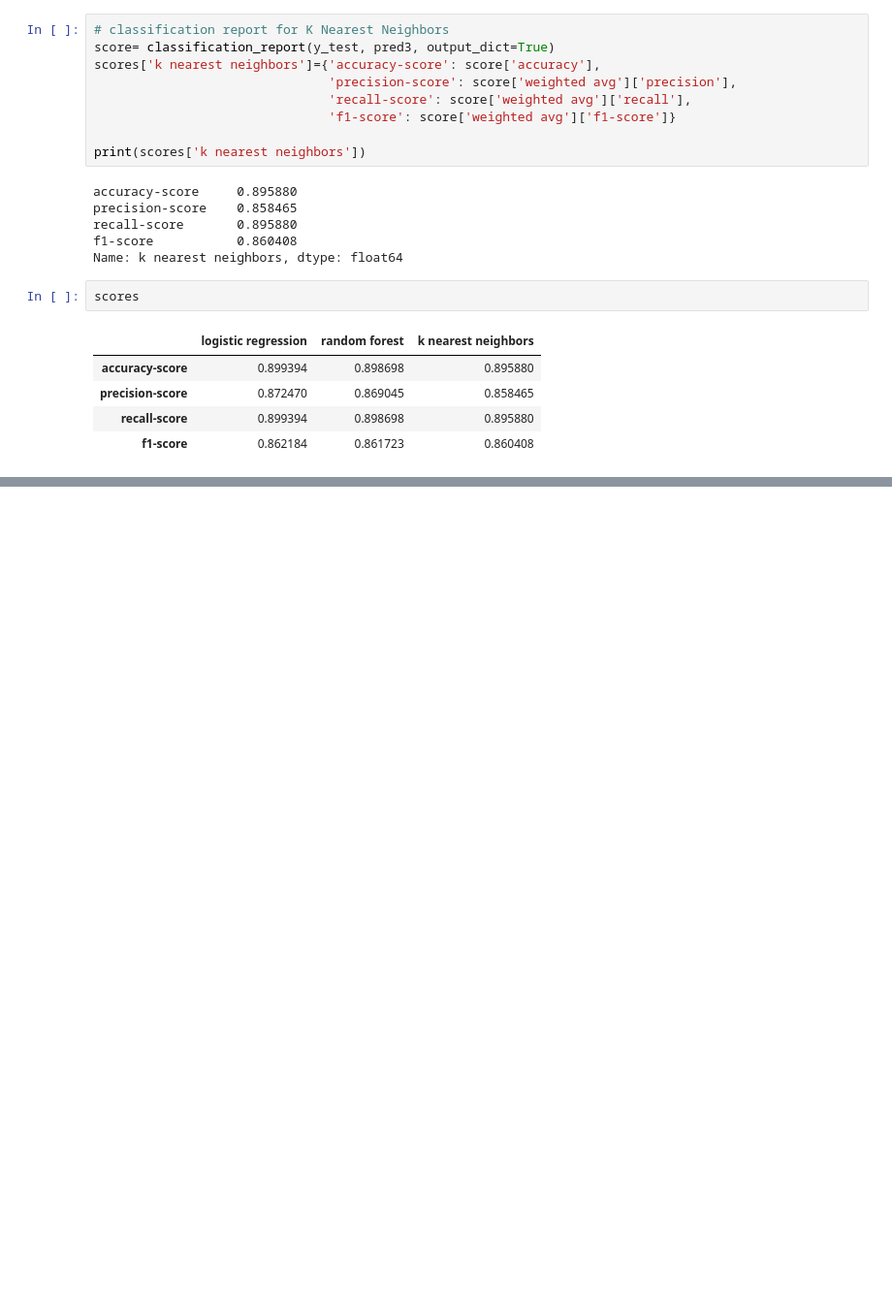
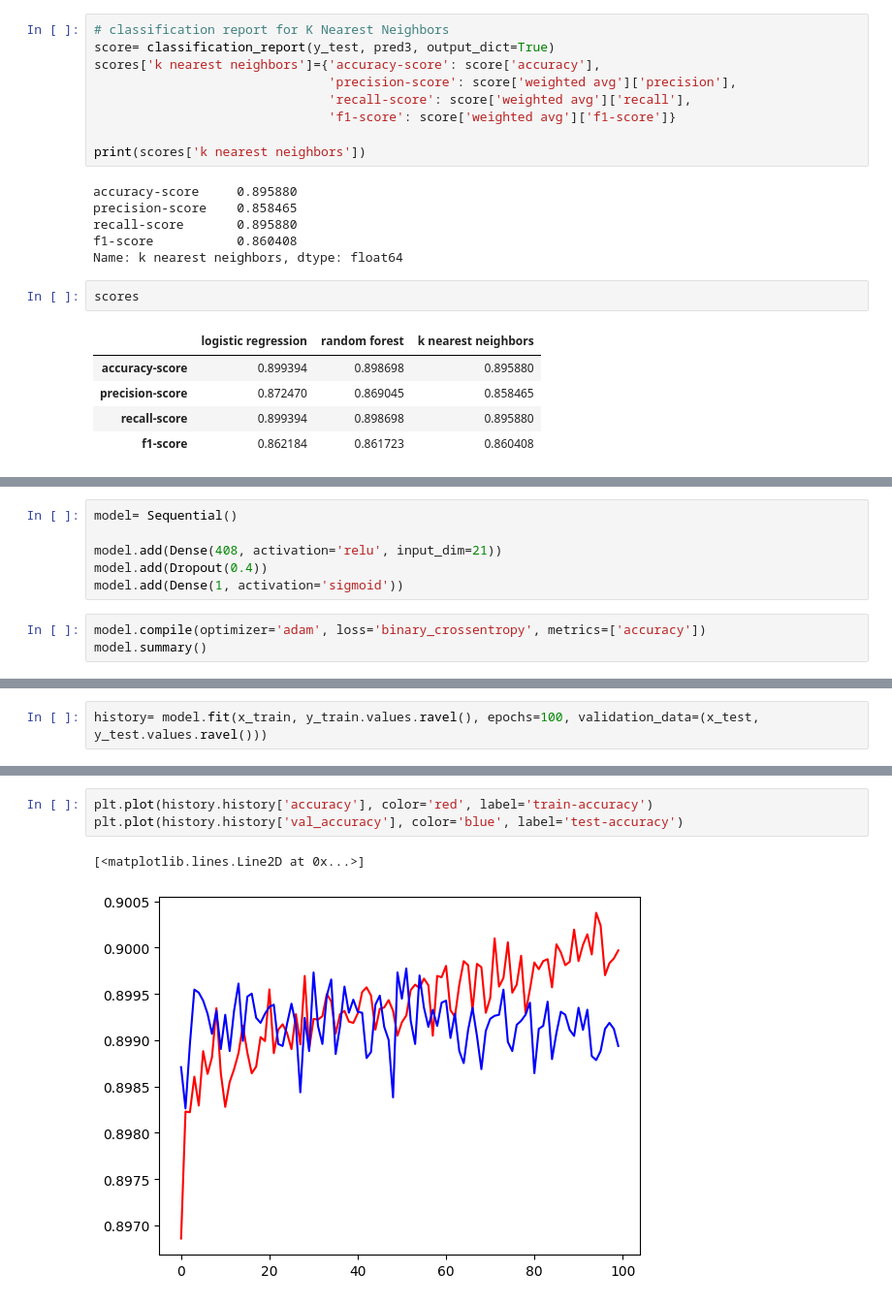
Before and after one commit to sanhiitaa/heart-health-prediction-classifier, a Jupyter notebook: heart_health_prediction.ipynb, the cells around one changed output, grey strips where cells are left out. Shown: that part at 97% size. Cells and saved outputs as stored; diff of their text form; blank space fills up the shorter version.

Commit message:
adds ANN model

```diff
--- a/heart_health_prediction.ipynb
+++ b/heart_health_prediction.ipynb
@@ -353,0 +400,9 @@ print(scores)
+# %%
+model= Sequential()
+
+model.add(Dense(408, activation='relu', input_dim=21))
+model.add(Dropout(0.4))
+model.add(Dense(1, activation='sigmoid'))
+# %%
+model.compile(optimizer='adam', loss='binary_crossentropy', metrics=['accuracy'])
+model.summary()
@@ -353,0 +425,2 @@ print(scores)
+# %%
+history= model.fit(x_train, y_train.values.ravel(), epochs=100, validation_data=(x_test, y_test.values.ravel()))
@@ -353,0 +445,6 @@ print(scores)
+# %%
+plt.plot(history.history['accuracy'], color='red', label='train-accuracy')
+plt.plot(history.history['val_accuracy'], color='blue', label='test-accuracy')
+# %% [output]
+[<matplotlib.lines.Line2D at 0x...>]
+[figure, added]
```
Also changed, not shown: parts of 14 cells of this notebook.
